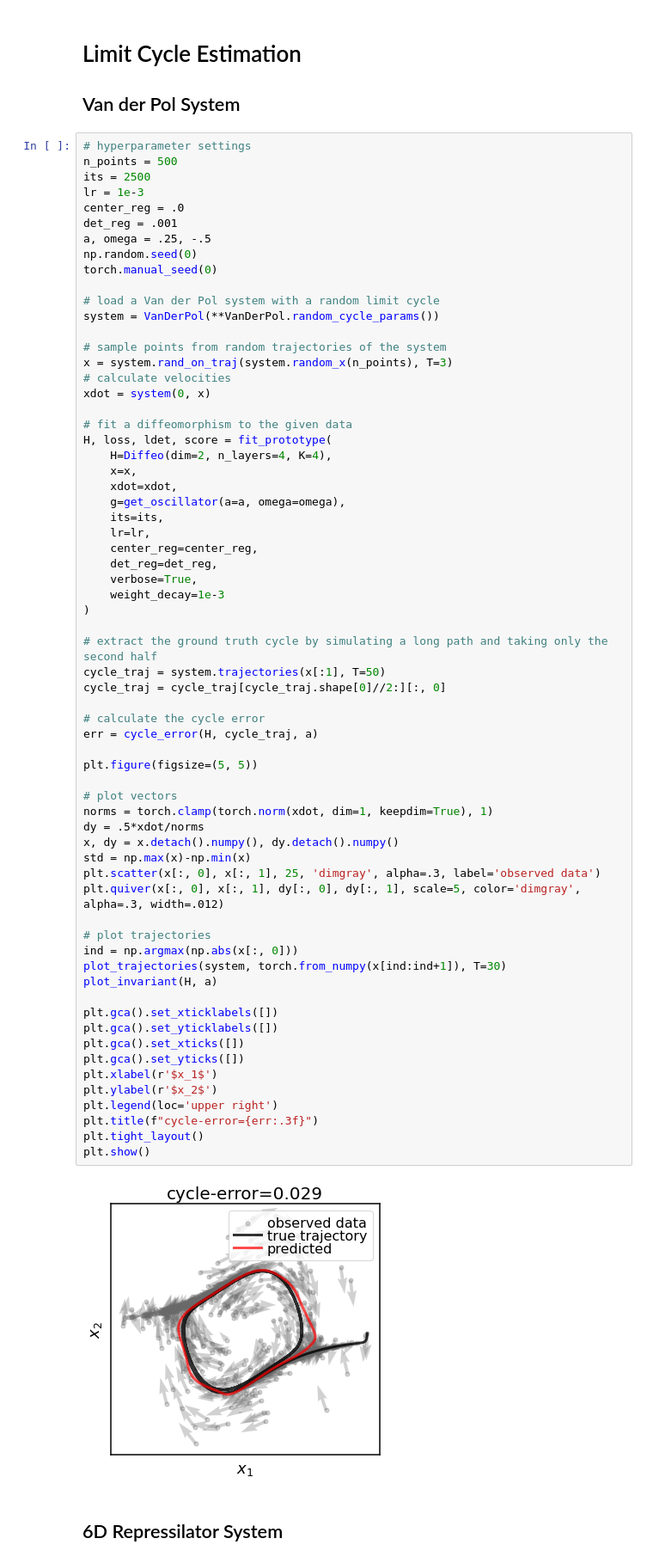
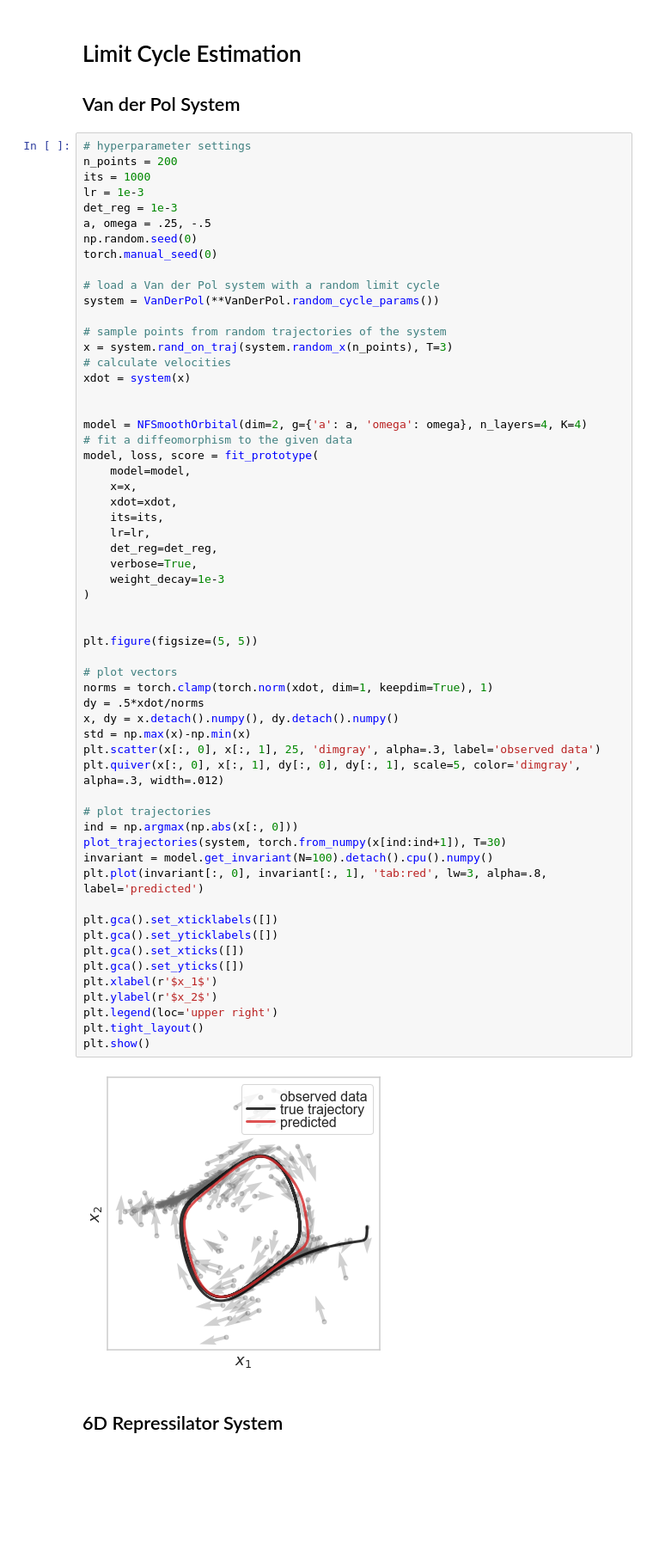
Before and after one commit to nitzanlab/prototype-equivalences, a Jupyter notebook: demo.ipynb, the cells around one changed output. Shown: that part at 86% size. Cells and saved outputs as stored; diff of their text form; blank space fills up the shorter version.

```diff
--- a/demo.ipynb
+++ b/demo.ipynb
@@ -58,11 +39,10 @@ def plot_trajectories(system: PhaseSpace, inits: torch.Tensor, T=30.):
 ## Van der Pol System
 # %%
 # hyperparameter settings
-n_points = 500
-its = 2500
+n_points = 200
+its = 1000
 lr = 1e-3
-center_reg = .0
-det_reg = .001
+det_reg = 1e-3
 a, omega = .25, -.5
 np.random.seed(0)
 torch.manual_seed(0)
@@ -73,56 +53,50 @@ system = VanDerPol(**VanDerPol.random_cycle_params())
 # sample points from random trajectories of the system
 x = system.rand_on_traj(system.random_x(n_points), T=3)
 # calculate velocities
-xdot = system(0, x)
+xdot = system(x)
 
+
+model = NFSmoothOrbital(dim=2, g={'a': a, 'omega': omega}, n_layers=4, K=4)
 # fit a diffeomorphism to the given data
-H, loss, ldet, score = fit_prototype(
-    H=Diffeo(dim=2, n_layers=4, K=4),
+model, loss, score = fit_prototype(
+    model=model,
     x=x,
     xdot=xdot,
-    g=get_oscillator(a=a, omega=omega),
     its=its,
     lr=lr,
-    center_reg=center_reg,
     det_reg=det_reg,
     verbose=True,
     weight_decay=1e-3
 )
 
-# extract the ground truth cycle by simulating a long path and taking only the second half
-cycle_traj = system.trajectories(x[:1], T=50)
-cycle_traj = cycle_traj[cycle_traj.shape[0]//2:][:, 0]
-
-# calculate the cycle error
-err = cycle_error(H, cycle_traj, a)
 
 plt.figure(figsize=(5, 5))
 
 # plot vectors
 norms = torch.clamp(torch.norm(xdot, dim=1, keepdim=True), 1)
 dy = .5*xdot/norms
 x, dy = x.detach().numpy(), dy.detach().numpy()
 std = np.max(x)-np.min(x)
 plt.scatter(x[:, 0], x[:, 1], 25, 'dimgray', alpha=.3, label='observed data')
 plt.quiver(x[:, 0], x[:, 1], dy[:, 0], dy[:, 1], scale=5, color='dimgray', alpha=.3, width=.012)
 
 # plot trajectories
 ind = np.argmax(np.abs(x[:, 0]))
 plot_trajectories(system, torch.from_numpy(x[ind:ind+1]), T=30)
-plot_invariant(H, a)
+invariant = model.get_invariant(N=100).detach().cpu().numpy()
+plt.plot(invariant[:, 0], invariant[:, 1], 'tab:red', lw=3, alpha=.8, label='predicted')
 
 plt.gca().set_xticklabels([])
 plt.gca().set_yticklabels([])
 plt.gca().set_xticks([])
 plt.gca().set_yticks([])
 plt.xlabel(r'$x_1$')
 plt.ylabel(r'$x_2$')
 plt.legend(loc='upper right')
-plt.title(f"cycle-error={err:.3f}")
 plt.tight_layout()
 plt.show()
 # %% [output]
-[figure, old version]
+[figure, new version]
 # %% [markdown]
 ## 6D Repressilator System
 # %%
```
Also changed, not shown: parts of 6 cells of this notebook, 16 other files.
